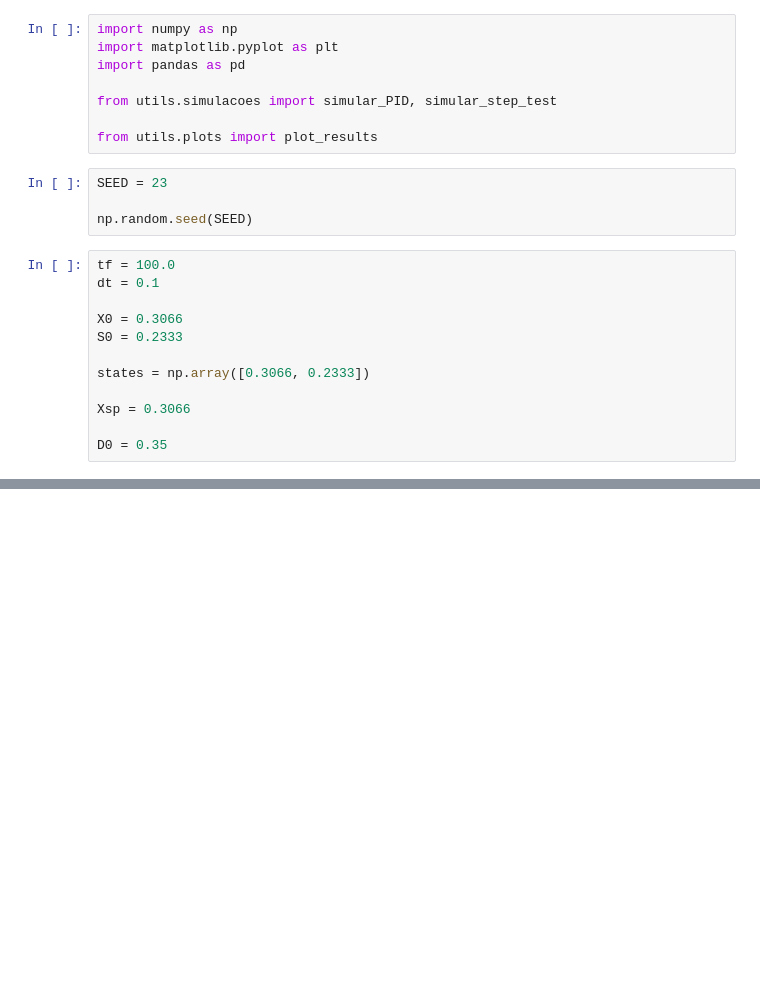
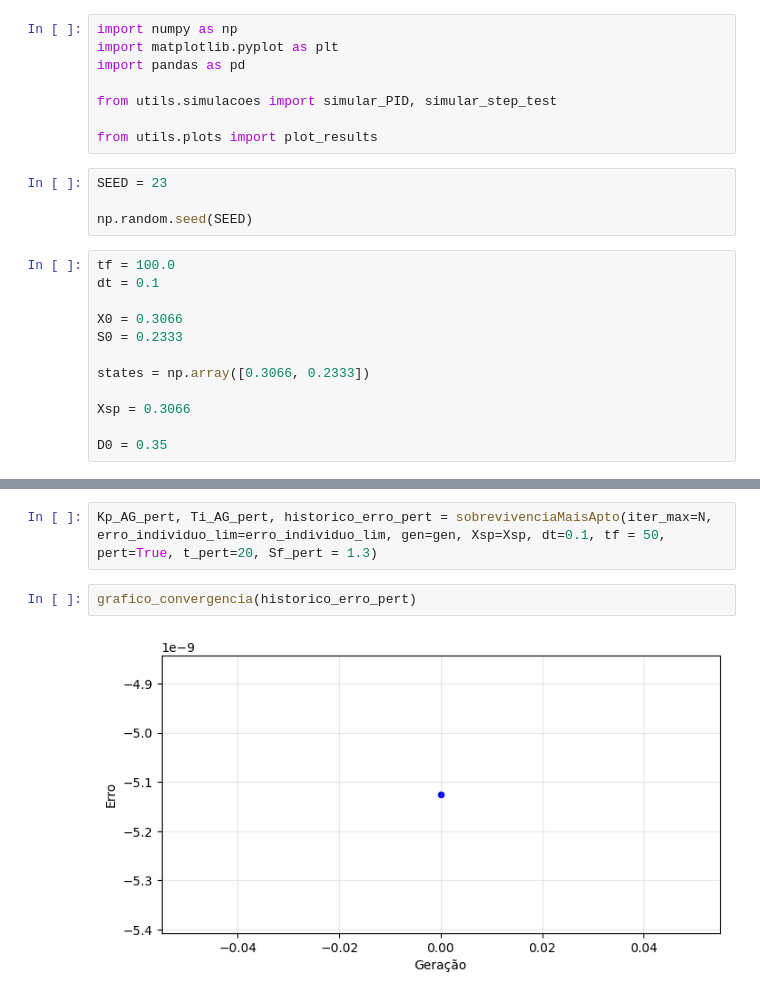
Before and after one commit to andersonmoura-cn/BioReator, a Jupyter notebook: src/genetico.ipynb, the cells around one changed output, grey strips where cells are left out. Saved outputs shown, nothing was run; the diff lists cells and outputs as text; blank space fills up the shorter version.

```diff
--- a/src/genetico.ipynb
+++ b/src/genetico.ipynb
@@ -254,0 +268,6 @@ Kp: -3.789, Ti: 0.288
+# %%
+Kp_AG_pert, Ti_AG_pert, historico_erro_pert = sobrevivenciaMaisApto(iter_max=N, erro_individuo_lim=erro_individuo_lim, gen=gen, Xsp=Xsp, dt=0.1, tf = 50, pert=True, t_pert=20, Sf_pert = 1.3)
+# %%
+grafico_convergencia(historico_erro_pert)
+# %% [output]
+[figure, added]
```
Also changed, not shown: parts of 9 cells of this notebook.
